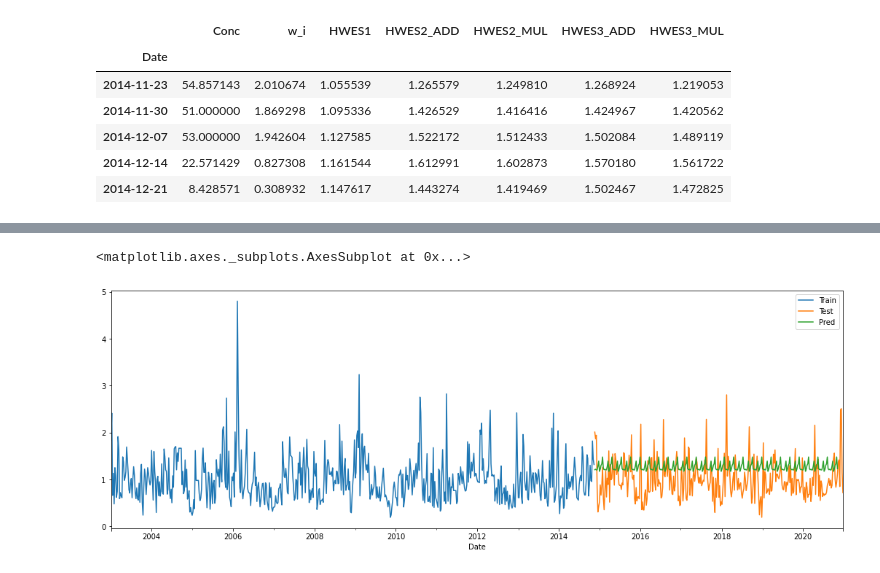
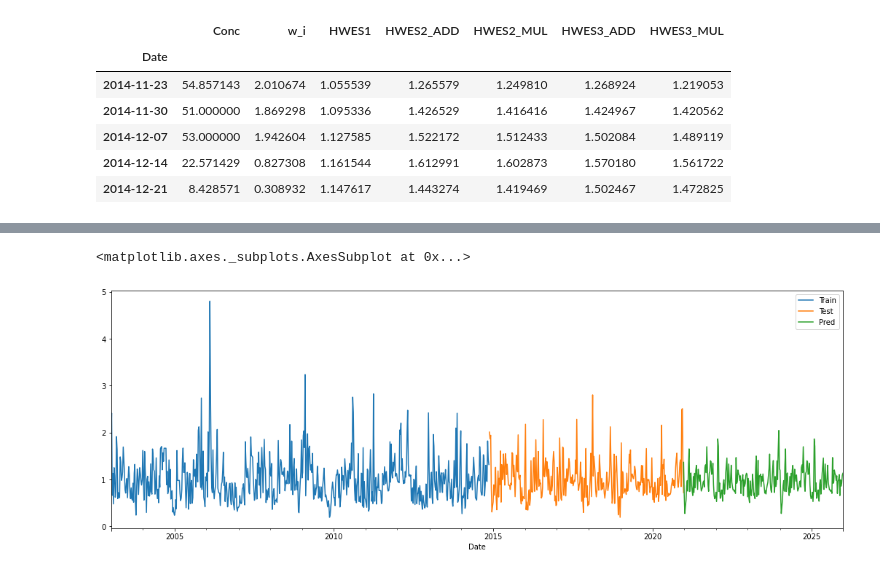
Before and after one commit to ADv0rnik/Data-analysis-for-JER, a Jupyter notebook: Holt_winters_model.ipynb, the cells around one changed output, grey strips where cells are left out. Saved outputs shown, nothing was run; the diff lists cells and outputs as text; code cells hidden in the pictures.

```diff
--- a/Holt_winters_model.ipynb
+++ b/Holt_winters_model.ipynb
@@ -104,6 +85,8 @@ df.head()
 df.index
 df = df.asfreq('W')
 #You must setup the frequency ts_log = ts_log.asfreq('W') https://stackoverflow.com/questions/64025453/attributeerror-rangeindex-object-has-no-attribute-inferred-freq
+# %%
+df.fillna(method= 'pad', inplace=True)
 # %% [markdown]
 # **Decomposition**
 # %%
@@ -170,3 +153,6 @@ test_df.head()
 | 2014-12-07 | 53.000000 | 1.942604 | 1.127585 | 1.522172 | 1.512433 | 1.502084 | 1.489119 |
 | 2014-12-14 | 22.571429 | 0.827308 | 1.161544 | 1.612991 | 1.602873 | 1.570180 | 1.561722 |
 | 2014-12-21 | 8.428571 | 0.308932 | 1.147617 | 1.443274 | 1.419469 | 1.502467 | 1.472825 |
+# %%
+train1_df= df[574:]
+train1_df.head()
@@ -173,10 +167,11 @@ test_df.head()
 # %%
-fitted_model = ExponentialSmoothing(train_df['w_i'], trend='add',seasonal='mul',seasonal_periods=12).fit()
+fitted_model = ExponentialSmoothing(train1_df['w_i'], seasonal_periods=158, trend='add',seasonal='mul').fit()
 test_predictions = fitted_model.forecast(312)
+pred_for = fitted_model.predict(start='2020-12-27', end='2025-12-28')
 
 train_df['w_i'].plot(legend=True, label='Train')
 test_df['w_i'].plot(legend=True, label= 'Test', figsize = (18,6))
-test_predictions.plot(legend=True, label= 'Pred')
+pred_for.plot(legend=True, label= 'Pred')
 # %% [output]
 <matplotlib.axes._subplots.AxesSubplot at 0x...>
-[figure, old version]
+[figure, new version]
```
Also changed, not shown: parts of 12 cells of this notebook.
